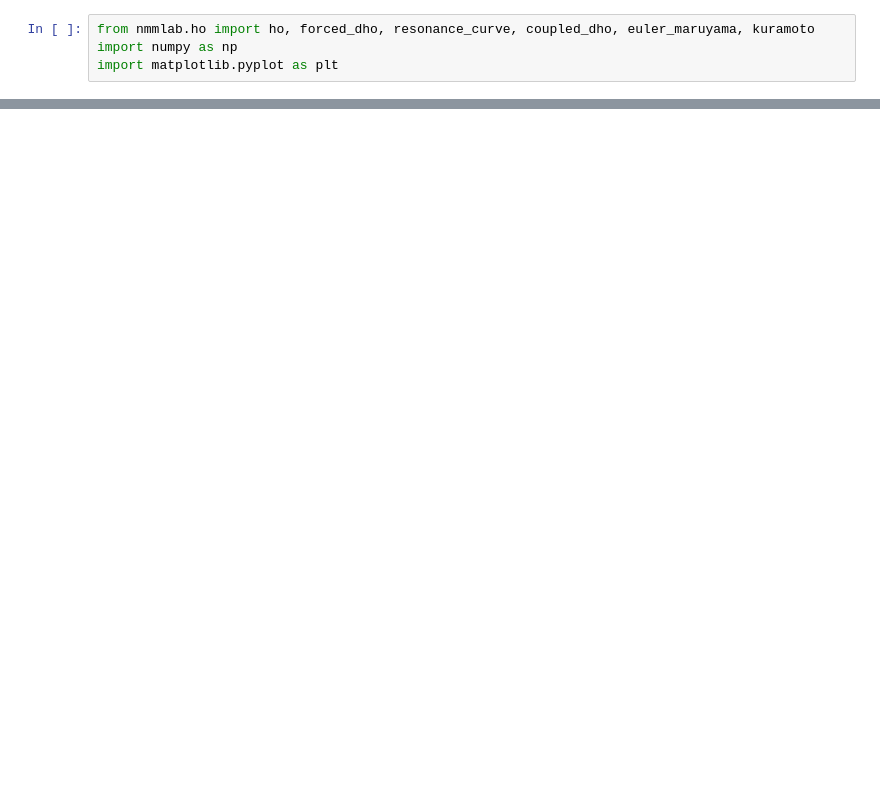
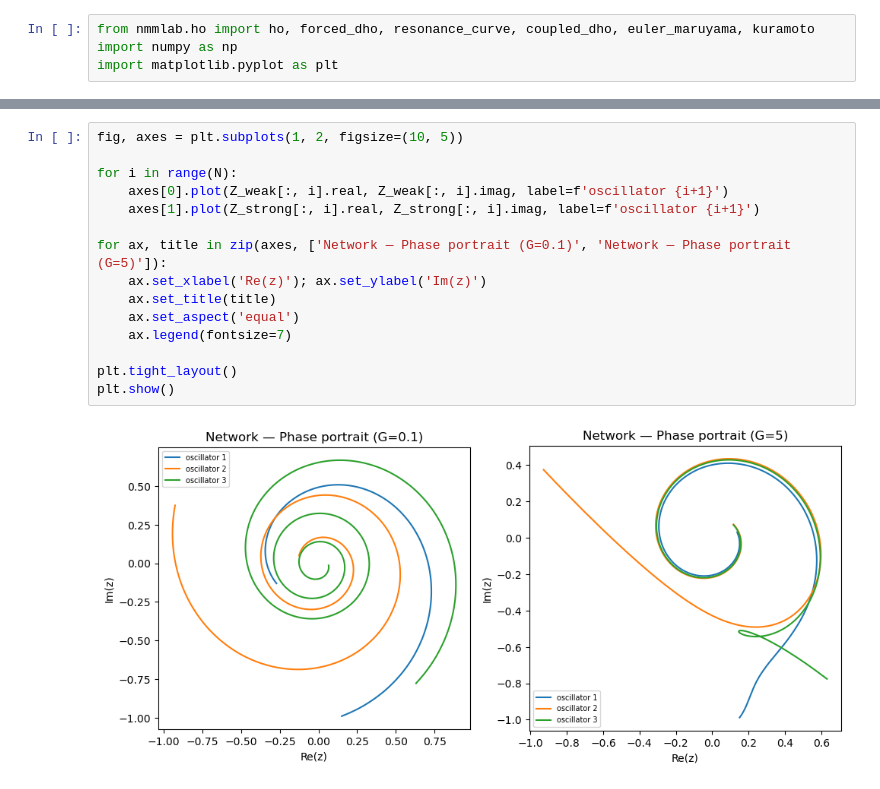
Before and after one commit to claudiasantamariav/nmmlab, a Jupyter notebook: notebooks/HO simulation.ipynb, the cells around one changed output, grey strips where cells are left out. Saved outputs shown, nothing was run; the diff lists cells and outputs as text; blank space fills up the shorter version.

```diff
--- a/notebooks/HO simulation.ipynb
+++ b/notebooks/HO simulation.ipynb
@@ -125,0 +157,17 @@ plt.show()
+# %%
+fig, axes = plt.subplots(1, 2, figsize=(10, 5))
+
+for i in range(N):
+    axes[0].plot(Z_weak[:, i].real, Z_weak[:, i].imag, label=f'oscillator {i+1}')
+    axes[1].plot(Z_strong[:, i].real, Z_strong[:, i].imag, label=f'oscillator {i+1}')
+
+for ax, title in zip(axes, ['Network — Phase portrait (G=0.1)', 'Network — Phase portrait (G=5)']):
+    ax.set_xlabel('Re(z)'); ax.set_ylabel('Im(z)')
+    ax.set_title(title)
+    ax.set_aspect('equal')
+    ax.legend(fontsize=7)
+
+plt.tight_layout()
+plt.show()
+# %% [output]
+[figure, added]
```
Also changed, not shown: parts of 2 cells of this notebook, 2 other files.
